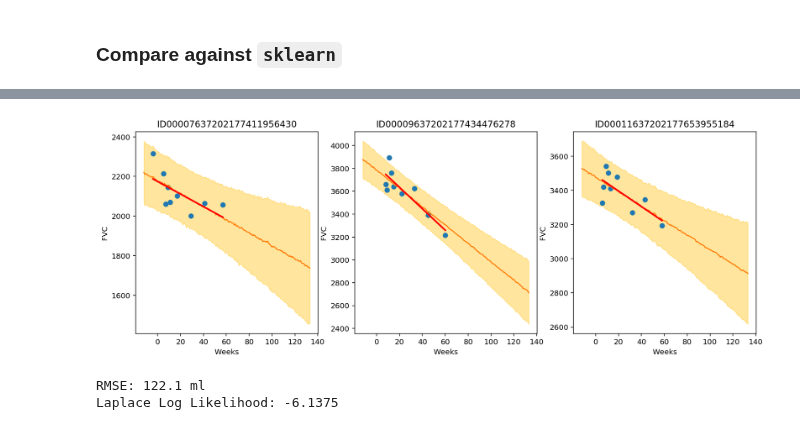
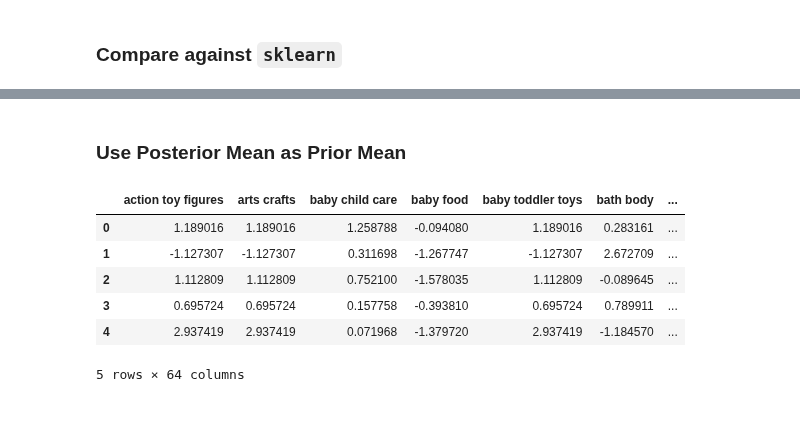
Before and after one commit to jramkiss/jramkiss.github.io, a Jupyter notebook: _posts/notebooks/bayesian_classification_hierarchies.ipynb, the cells around one changed output, grey strips where cells are left out. Drawn from its saved outputs; the diff is of its cells as text; code cells hidden in the pictures.

```diff
--- a/_posts/notebooks/bayesian_classification_hierarchies.ipynb
+++ b/_posts/notebooks/bayesian_classification_hierarchies.ipynb
@@ -48,7 +54,12 @@ train_ind = X_train.index
 parent_train = small_data.Cat1[train_ind]
 parent_test = small_data.Cat1[test_ind]
 
-# class_tree = dict(zip(children_class, parent_classes))
+# prob a better way to do this but i too tired
+children_class_list = np.unique(children_train)
+parent_class_list = np.unique(parent_train)
+class_tree = {}
+for c in small_data.Cat2.unique() :
+    class_tree[c] = list(small_data.loc[small_data.Cat2 == c, "Cat1"])[0]
 
 print("Number of primary cats: ", len(parent_train.value_counts()))
 print("Number of subcats: ", len(children_test.value_counts()))
@@ -388,35 +235,22 @@ df.head()
-# %%
-def chart(patient_id, ax):
-    data = df[df['Patient'] == patient_id]
-    x = data['Weeks']
-    ax.set_title(patient_id)
-    ax.plot(x, data['FVC_true'], 'o')
-    ax.plot(x, data['FVC_pred'])
-    ax = sns.regplot(x, data['FVC_true'], ax=ax, ci=None,
-                     line_kws={'color':'red'})
-    ax.fill_between(x, data["FVC_inf"], data["FVC_sup"],
-                    alpha=0.5, color='#ffcd3c')
-    ax.set_ylabel('FVC')
-
-f, axes = plt.subplots(1, 3, figsize=(15, 5))
-chart('ID00007637202177411956430', axes[0])
-chart('ID00009637202177434476278', axes[1])
-chart('ID00011637202177653955184', axes[2])
-# %% [output]
-[figure, removed]
-# %%
-# laplace log likelihood
-
-y = df.dropna()
-rmse = ((y['FVC_pred'] - y['FVC_true']) ** 2).mean() ** (1/2)
-print(f'RMSE: {rmse:.1f} ml')
-
-sigma_c = y['sigma'].values
-sigma_c[sigma_c < 70] = 70
-delta = (y['FVC_pred'] - y['FVC_true']).abs()
-delta[delta > 1000] = 1000
-lll = - np.sqrt(2) * delta / sigma_c - np.log(np.sqrt(2) * sigma_c)
-print(f'Laplace Log Likelihood: {lll.mean():.4f}')
-# %% [output]
-RMSE: 122.1 ml
-Laplace Log Likelihood: -6.1375
+# %% [markdown]
+### Use Posterior Mean as Prior Mean
+# %%
+# use the posterior of the parent regression as the prior mean for the child regression
+beta_posterior = parent_samples["beta"]
+posterior_mean = np.apply_along_axis(np.mean, 0, beta_posterior)
+
+posterior_mean_df = pd.DataFrame(posterior_mean, columns = parent_class_list)
+
+prior_mean = pd.DataFrame()
+for c in children_class_list :
+    prior_mean[c] = posterior_mean_df[class_tree[c]]
+
+prior_mean.head()
+# %% [output]
+|  | action toy figures | arts crafts | baby child care | baby food | baby toddler toys | bath body | ... |
+| 0 | 1.189016 | 1.189016 | 1.258788 | -0.094080 | 1.189016 | 0.283161 | ... |
+| 1 | -1.127307 | -1.127307 | 0.311698 | -1.267747 | -1.127307 | 2.672709 | ... |
+| 2 | 1.112809 | 1.112809 | 0.752100 | -1.578035 | 1.112809 | -0.089645 | ... |
+| 3 | 0.695724 | 0.695724 | 0.157758 | -0.393810 | 0.695724 | 0.789911 | ... |
+| 4 | 2.937419 | 2.937419 | 0.071968 | -1.379720 | 2.937419 | -1.184570 | ... |
+5 rows × 64 columns
```
Also changed, not shown: parts of 37 cells of this notebook.
